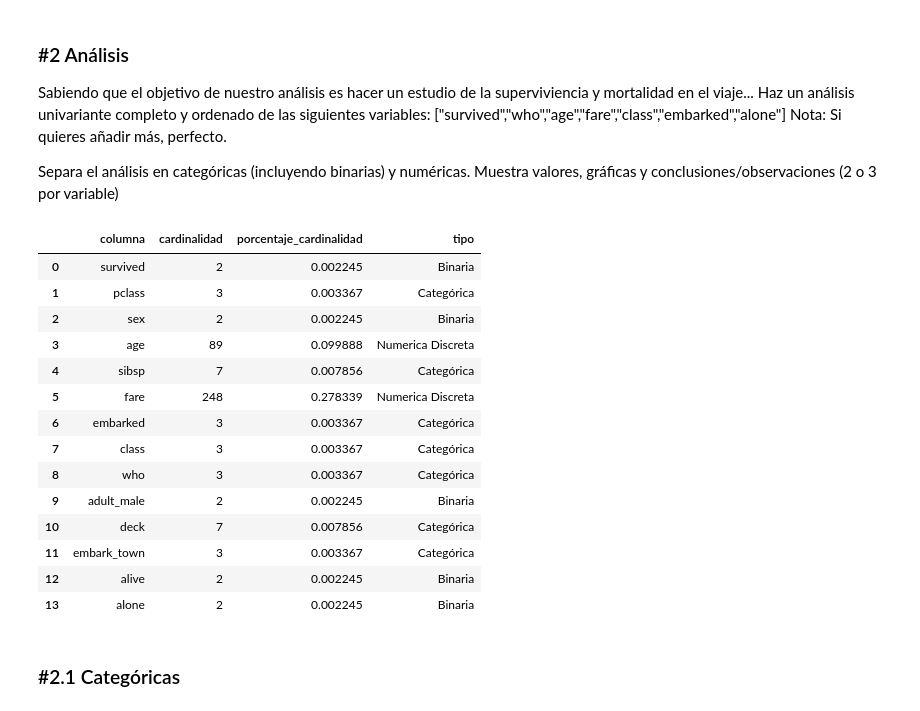
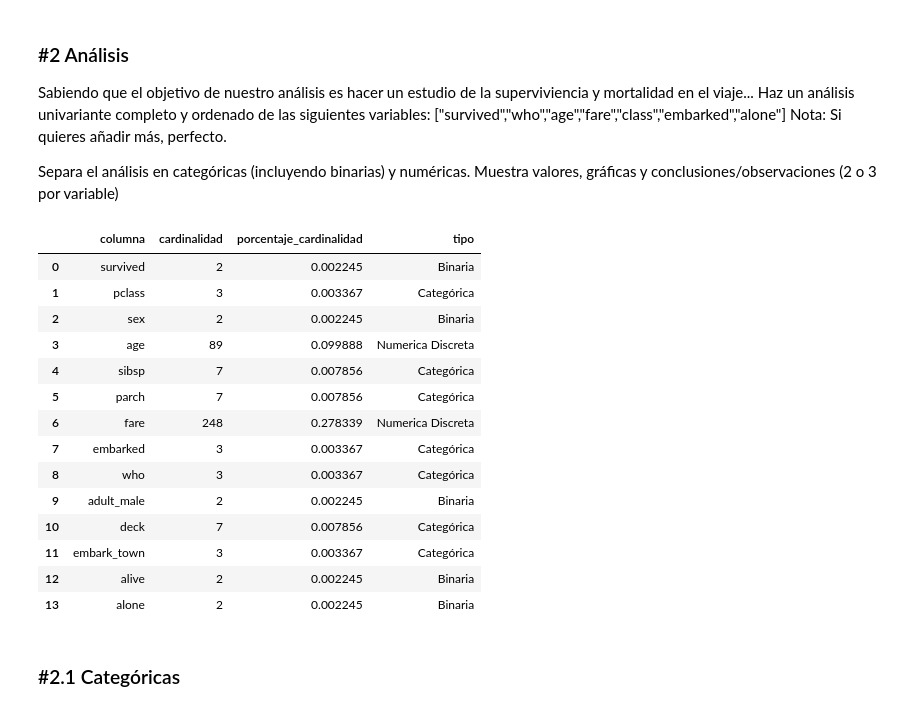
Before and after one commit to MariaJoseCamacho/repositorio_clase, a Jupyter notebook: 03_Analisis_de_Datos/Sprint_07/Unidad_01/Practica_Obligatoria/18_Practica_Obligatoria_Univariante.ipynb, the cells around one changed output. Cells and saved outputs as stored; diff of their text form; code cells hidden in the pictures.

```diff
--- a/03_Analisis_de_Datos/Sprint_07/Unidad_01/Practica_Obligatoria/18_Practica_Obligatoria_Univariante.ipynb
+++ b/03_Analisis_de_Datos/Sprint_07/Unidad_01/Practica_Obligatoria/18_Practica_Obligatoria_Univariante.ipynb
@@ -106,4 +105,4 @@ alive           0.000000
 alone           0.000000
 dtype: float64
 # %%
-df_titanic.drop(columns=["parch"], inplace=True)
+df_titanic.drop(columns=[["deck","class"]], inplace=True)
@@ -110,5 +111,5 @@ df_titanic.drop(columns=["parch"], inplace=True)
 # %%
-df_titanic['age'].fillna(df_titanic['age'].mean(), inplace=True)
+df_titanic['age'].fillna(df_titanic['age'].median(), inplace=True)
 
 df_titanic['embarked'].fillna(df_titanic['embarked'].mode()[0], inplace=True)
 # %% [output]
@@ -222,17 +217,17 @@ def calcular_cv(df, columnas):
     cv = df[columnas].std() / df[columnas].mean()
     return cv
 # %%
-cardinalidad(df_titanic, 10,0.9)
+cardinalidad(df_titanic, 10,20)
 # %% [output]
 |  | columna | cardinalidad | porcentaje_cardinalidad | tipo |
 | 0 | survived | 2 | 0.002245 | Binaria |
 | 1 | pclass | 3 | 0.003367 | Categórica |
 | 2 | sex | 2 | 0.002245 | Binaria |
 | 3 | age | 89 | 0.099888 | Numerica Discreta |
 | 4 | sibsp | 7 | 0.007856 | Categórica |
-| 5 | fare | 248 | 0.278339 | Numerica Discreta |
-| 6 | embarked | 3 | 0.003367 | Categórica |
-| 7 | class | 3 | 0.003367 | Categórica |
+| 5 | parch | 7 | 0.007856 | Categórica |
+| 6 | fare | 248 | 0.278339 | Numerica Discreta |
+| 7 | embarked | 3 | 0.003367 | Categórica |
 | 8 | who | 3 | 0.003367 | Categórica |
 | 9 | adult_male | 2 | 0.002245 | Binaria |
 | 10 | deck | 7 | 0.007856 | Categórica |
```
Also changed, not shown: parts of 9 cells of this notebook.
